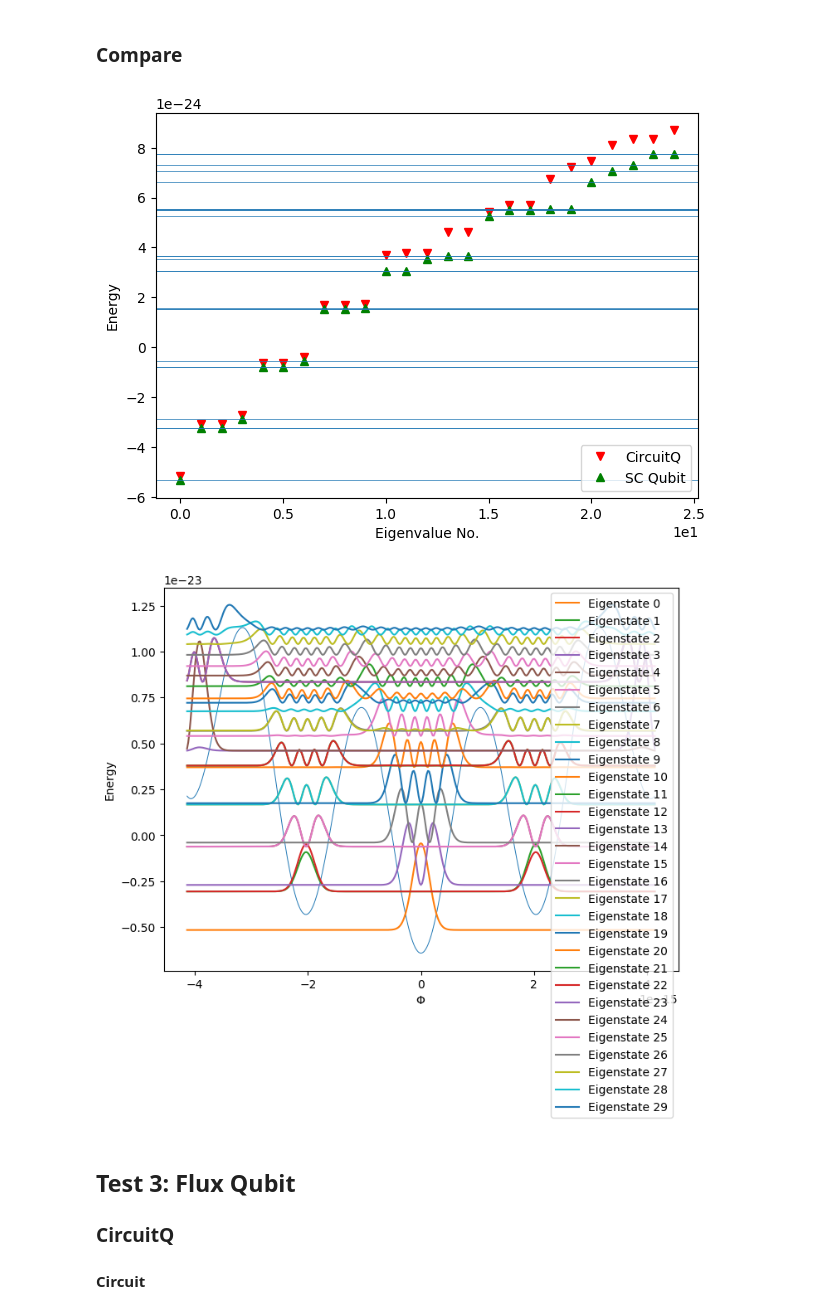
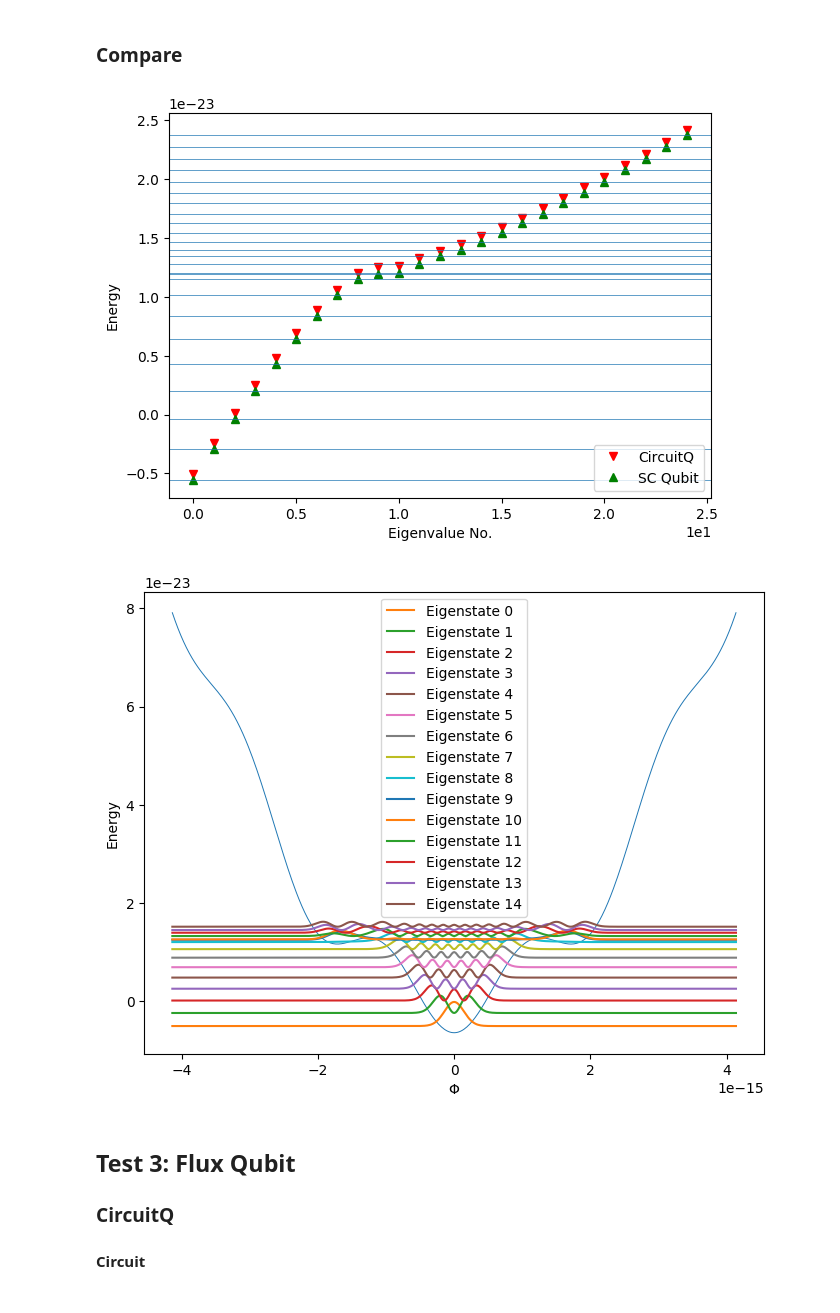
Before and after one commit to PhilippAumann/circuitq, a Jupyter notebook: notebooks/test_CircuitQ.ipynb, the cells around one changed output. Cells and saved outputs as stored; diff of their text form; code cells hidden in the pictures.

```diff
--- a/notebooks/test_CircuitQ.ipynb
+++ b/notebooks/test_CircuitQ.ipynb
@@ -157,8 +157,9 @@ circuit.h_parameters
 # %% [markdown]
 #### Diagonalization
 # %%
-L = 1e-6
-h_num = circuit.get_numerical_hamiltonian(401, parameter_values=[False, False, L, 0])
+L = 1e-7
+phi_ext = 0 #np.pi*circuit.phi_0
+h_num = circuit.get_numerical_hamiltonian(401, parameter_values=[False, False, False, phi_ext ])
 eigv, eigs = circuit.get_eigensystem()
 # %% [markdown]
 ### SCQubit
@@ -166,7 +167,8 @@ eigv, eigs = circuit.get_eigensystem()
 EJ = circuit.c_v["E"]
 EC = circuit.c_v["E_C"]
 EL = (circuit.phi_0**2) / L
-fluxonium = sc.Fluxonium(EJ = EJ, EC = EC, EL = EL, flux = 0, cutoff = 401)
+fluxonium = sc.Fluxonium(EJ = EJ, EC = EC, EL = EL,
+                         flux = phi_ext/(circuit.phi_0*2*np.pi), cutoff = 401)
 esys = fluxonium.eigensys(evals_count=50)
 # %% [markdown]
 ### Compare
@@ -182,24 +184,24 @@ for n in range(25):
 plt.ticklabel_format(style='scientific', scilimits=(0, 0))
 plt.show()
 # %% [output]
-[figure, old version]
+[figure, new version]
 # %%
 plt.style.use('default')
 plt.figure(figsize=(8,6))
 def potential(phi):
-    return -circuit.c_v["E"]*np.cos(phi/circuit.phi_0) + phi**2/(2*L)
+    return -circuit.c_v["E"]*np.cos(phi/circuit.phi_0) + (phi+ phi_ext)**2/(2*L)
 plt.plot(circuit.flux_list, potential(circuit.flux_list), lw=0.7)
-for n in range(30):
+for n in range(15):
     plt.plot(circuit.flux_list,
              eigv[n]+ abs(eigs[:,n])**2*(max(circuit.flux_list)**2/(2*circuit.c_v["L"]))
              ,label="Eigenstate " +str(n))
 plt.legend()
 plt.ticklabel_format(style='scientific', scilimits=(0, 0))
 plt.xlabel(r"$\Phi$")
 plt.ylabel("Energy")
 plt.show()
 # %% [output]
-[figure, old version]
+[figure, new version]
 # %% [markdown]
 ## Test 3: Flux Qubit
 ### CircuitQ
```
Also changed, not shown: 5 other files.
